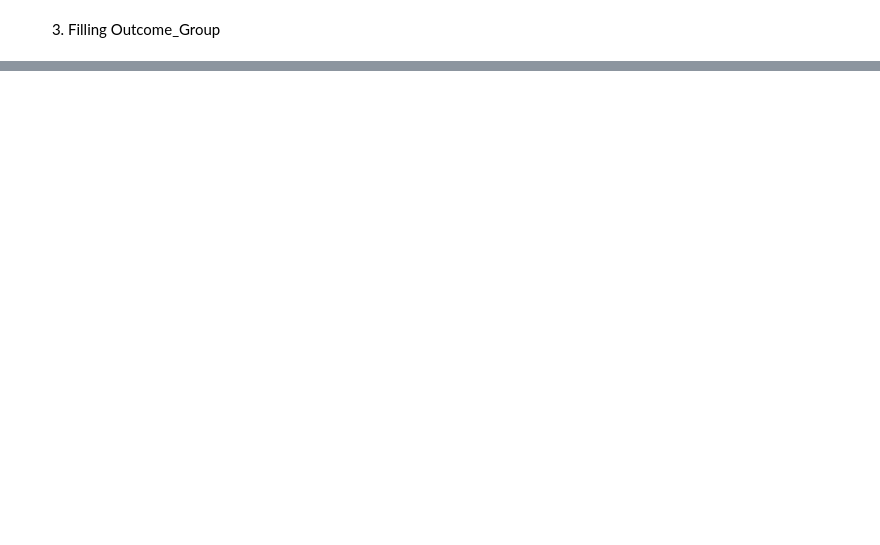
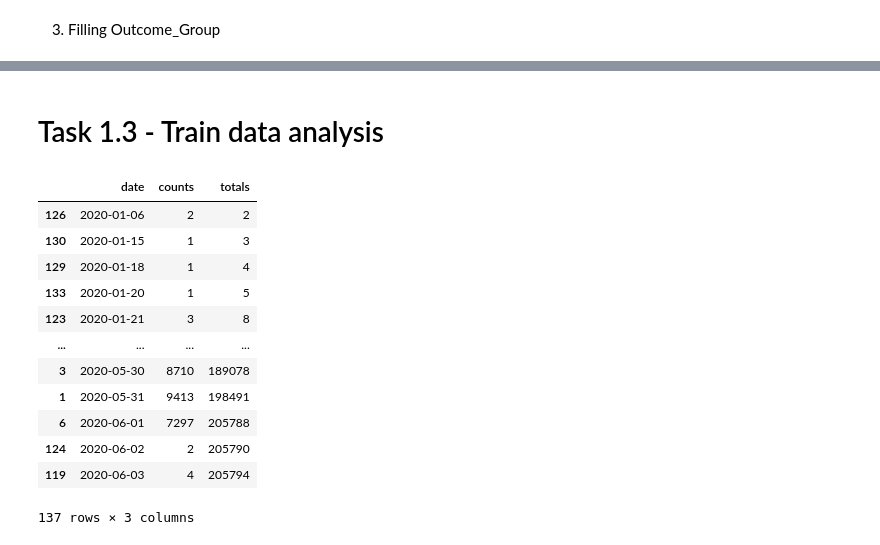
Before and after one commit to HarryPreet/data-mining-459, a Jupyter notebook: milestone1/code/src/eda.ipynb, the cells around one changed output, grey strips where cells are left out. Drawn from its saved outputs; the diff is of its cells as text; code cells hidden in the pictures; blank space fills up the shorter version.

```diff
--- a/milestone1/code/src/eda.ipynb
+++ b/milestone1/code/src/eda.ipynb
@@ -30,0 +73,2 @@ cases_train.head()
+# %% [markdown]
+# Task 1.3 - Train data analysis
@@ -30,0 +91,16 @@ cases_train.head()
+# %%
+by_day
+# %% [output]
+|  | date | counts | totals |
+| 126 | 2020-01-06 | 2 | 2 |
+| 130 | 2020-01-15 | 1 | 3 |
+| 129 | 2020-01-18 | 1 | 4 |
+| 133 | 2020-01-20 | 1 | 5 |
+| 123 | 2020-01-21 | 3 | 8 |
+| ... | ... | ... | ... |
+| 3 | 2020-05-30 | 8710 | 189078 |
+| 1 | 2020-05-31 | 9413 | 198491 |
+| 6 | 2020-06-01 | 7297 | 205788 |
+| 124 | 2020-06-02 | 2 | 205790 |
+| 119 | 2020-06-03 | 4 | 205794 |
+137 rows × 3 columns
```
Also changed, not shown: parts of 10 cells of this notebook, 1 other file.
